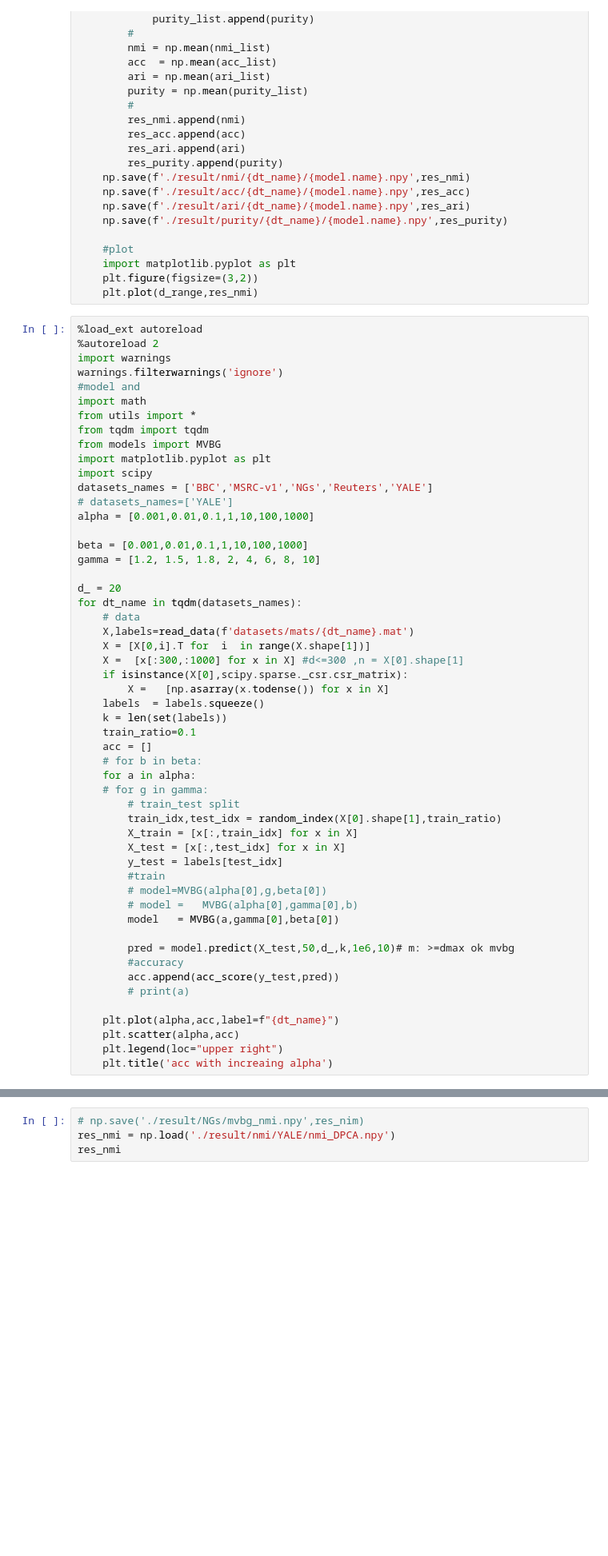
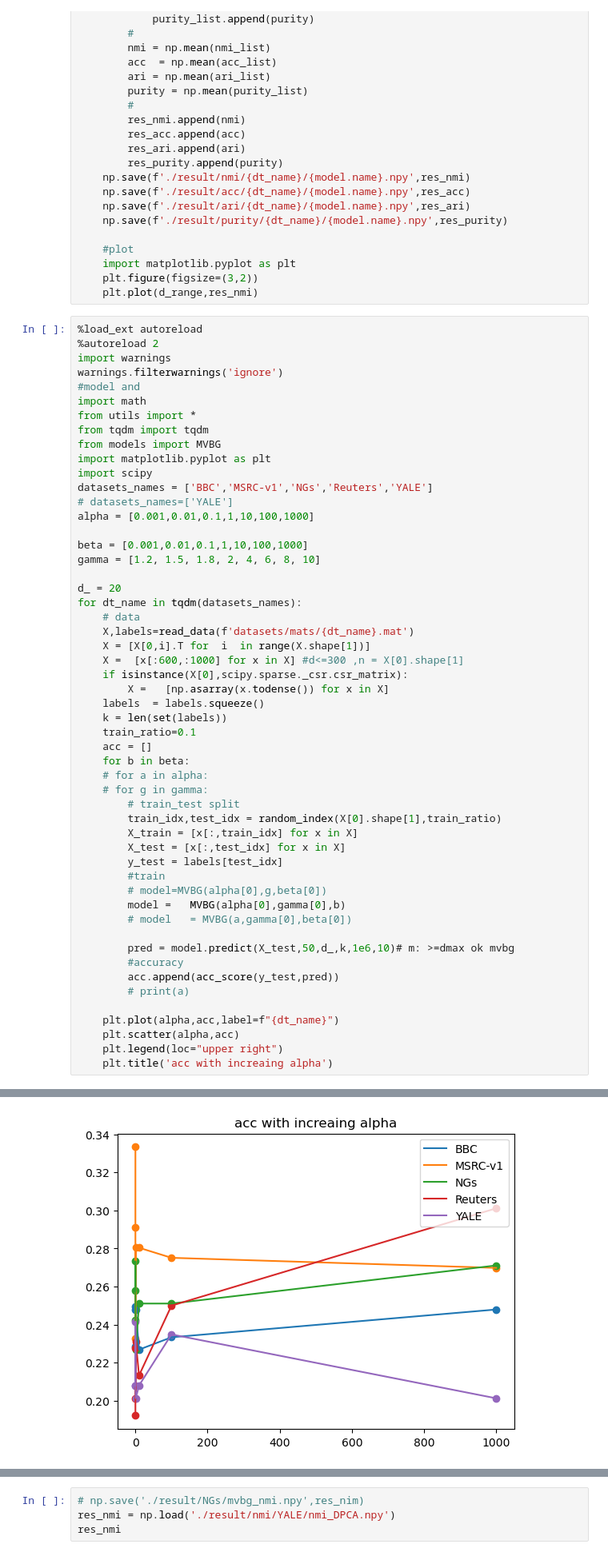
Before and after one commit to yiwei1029/mvbg, a Jupyter notebook: main.ipynb, the cells around one changed output, grey strips where cells are left out. Shown at 80% size. Saved outputs shown, nothing was run; the diff lists cells and outputs as text; blank space fills up the shorter version.

```diff
--- a/main.ipynb
+++ b/main.ipynb
@@ -108,38 +108,39 @@ for dt_name in tqdm(datasets_names):
     # data
     X,labels=read_data(f'datasets/mats/{dt_name}.mat')
     X = [X[0,i].T for  i  in range(X.shape[1])]
-    X =  [x[:300,:1000] for x in X] #d<=300 ,n = X[0].shape[1]
+    X =  [x[:600,:1000] for x in X] #d<=300 ,n = X[0].shape[1]
     if isinstance(X[0],scipy.sparse._csr.csr_matrix):
         X =   [np.asarray(x.todense()) for x in X]
     labels  = labels.squeeze()
     k = len(set(labels))
     train_ratio=0.1
     acc = []
-    # for b in beta:
-    for a in alpha:
+    for b in beta:
+    # for a in alpha:
     # for g in gamma:
         # train_test split
         train_idx,test_idx = random_index(X[0].shape[1],train_ratio)
         X_train = [x[:,train_idx] for x in X]
         X_test = [x[:,test_idx] for x in X]
         y_test = labels[test_idx]
         #train
         # model=MVBG(alpha[0],g,beta[0])
-        # model =   MVBG(alpha[0],gamma[0],b)
-        model   = MVBG(a,gamma[0],beta[0])
+        model =   MVBG(alpha[0],gamma[0],b)
+        # model   = MVBG(a,gamma[0],beta[0])
 
         pred = model.predict(X_test,50,d_,k,1e6,10)# m: >=dmax ok mvbg
         #accuracy
         acc.append(acc_score(y_test,pred))
         # print(a)
 
     plt.plot(alpha,acc,label=f"{dt_name}")
     plt.scatter(alpha,acc)
     plt.legend(loc="upper right")
     plt.title('acc with increaing alpha')
 # %% [output]
 The autoreload extension is already loaded. To reload it, use:
   %reload_ext autoreload
+[figure, added]
 # %%
 from sklearn.metrics.cluster import adjusted_rand_score
 from sklearn.metrics import accuracy_score,homogeneity_score
```
Also changed, not shown: 2 other files.
